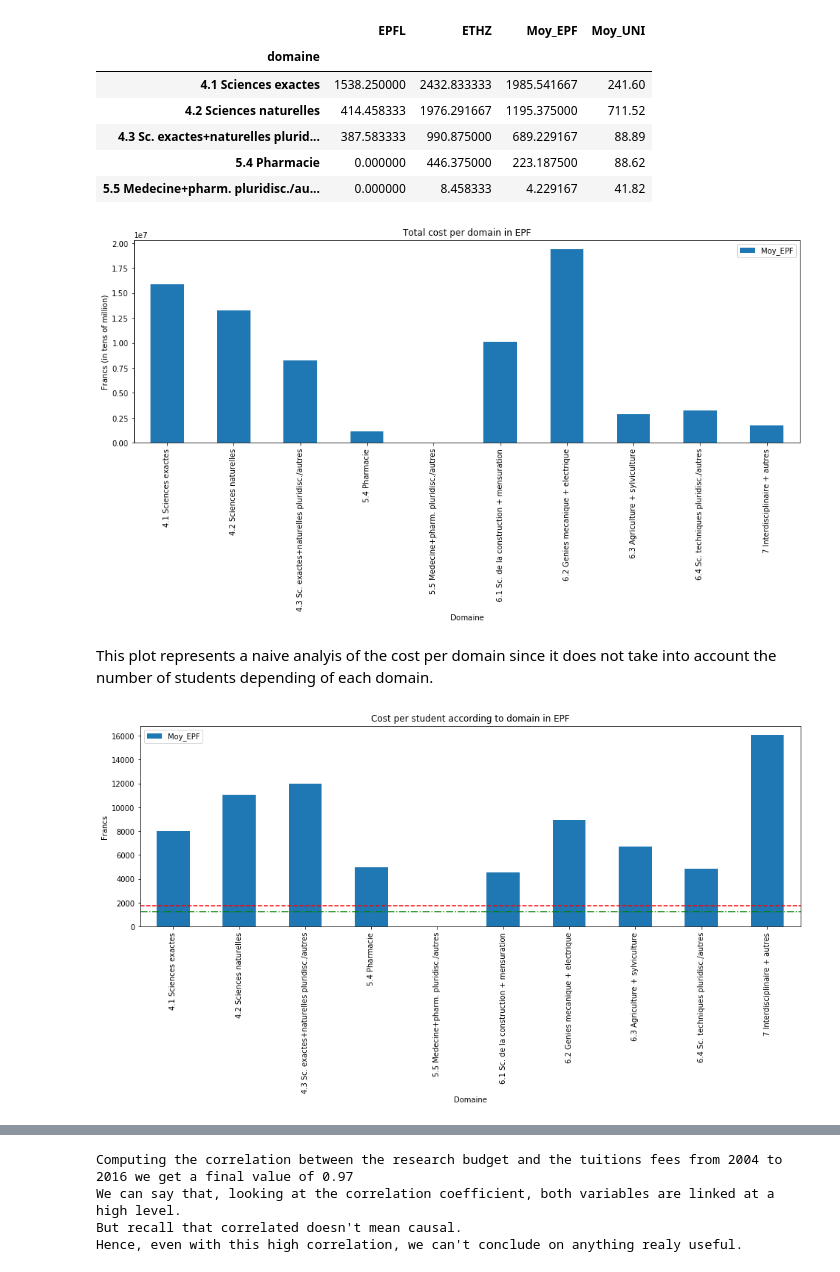
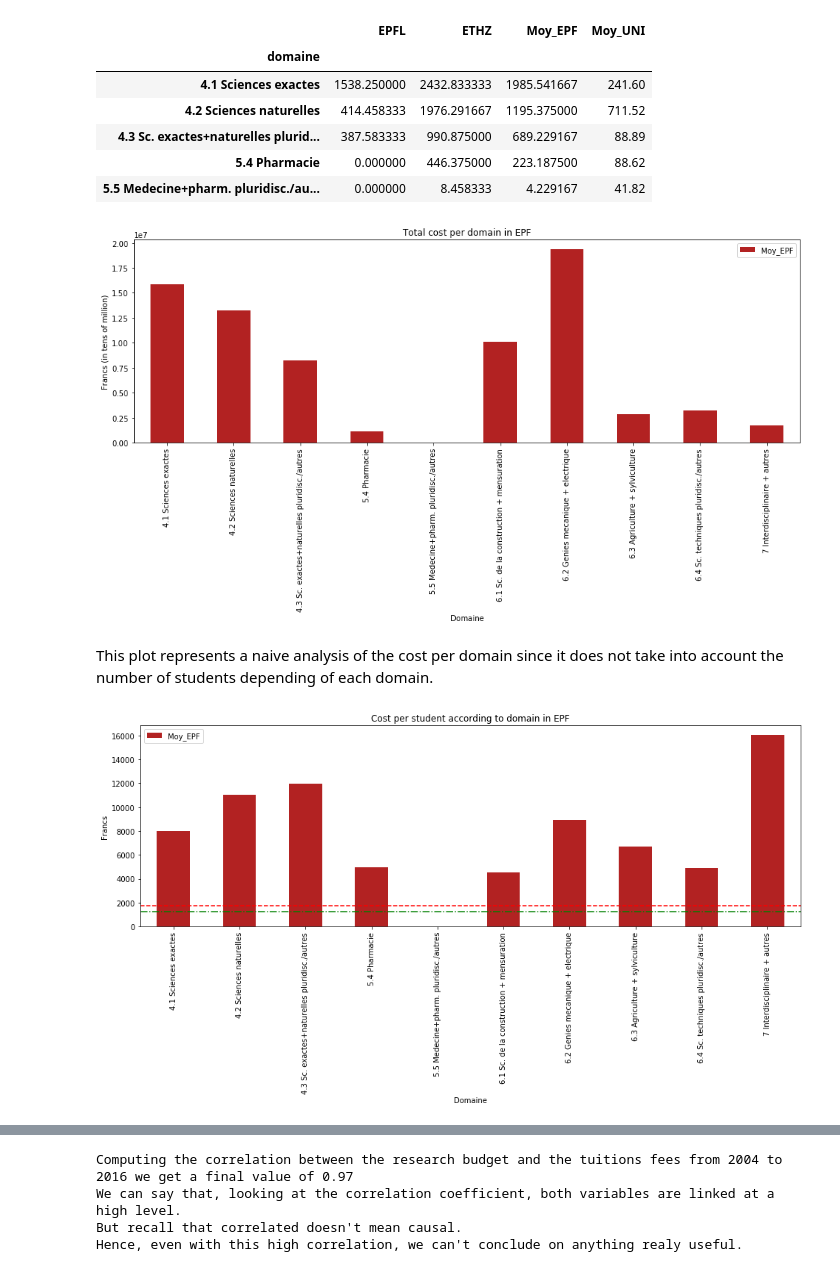
Before and after one commit to emlg/ada, a Jupyter notebook: Project/Project-Milestone-3.ipynb, the cells around one changed output, grey strips where cells are left out. Drawn from its saved outputs; the diff is of its cells as text; code cells hidden in the pictures.

```diff
--- a/Project/Project-Milestone-3.ipynb
+++ b/Project/Project-Milestone-3.ipynb
@@ -1824,26 +1921,26 @@ for i in dom.index:
         final_domain_cost = final_domain_cost.append(temp_df)
 #Load file
 final_domain_cost = final_domain_cost.loc['4.1 Sciences exactes':'7 Interdisciplinaire + autres']
-final_domain_cost.plot(kind='bar', figsize=(16,5))
+final_domain_cost.plot(kind='bar', figsize=(16,5), color='firebrick')
 plt.title('Total cost per domain in EPF')
 plt.xlabel('Domaine')
 plt.ylabel('Francs (in tens of million)')
 plt.show()
 # %% [output]
-[figure, old version]
+[figure, new version]
 # %% [markdown]
-This plot represents a naive analyis of the cost per domain since it does not take into account the number of students depending of each domain.
+This plot represents a naive analysis of the cost per domain since it does not take into account the number of students depending of each domain.
 # %%
 cost_per_student = round(final_domain_cost / stud_per_domain[['Moy_EPF']], 2)
-cost_per_student.plot(kind='bar', figsize=(16,5))
+cost_per_student.plot(kind='bar', figsize=(16,5), color='firebrick')
 plt.axhline(y=current_tuition_fee, color='g', linestyle='-.', label = 'Current tuition fee')
 plt.axhline(y=raised_tuition_fee, color='r', linestyle='--', label = 'Raised tuition fee')
 plt.title('Cost per student according to domain in EPF')
 plt.xlabel('Domaine')
 plt.ylabel('Francs')
 plt.show()
 # %% [output]
-[figure, old version]
+[figure, new version]
 # %% [markdown]
 Now that we have taken the numbers of students into account we can draw some conclusion from these cost per student per domain.
 
```
Also changed, not shown: parts of 104 cells of this notebook, 3 other files.
